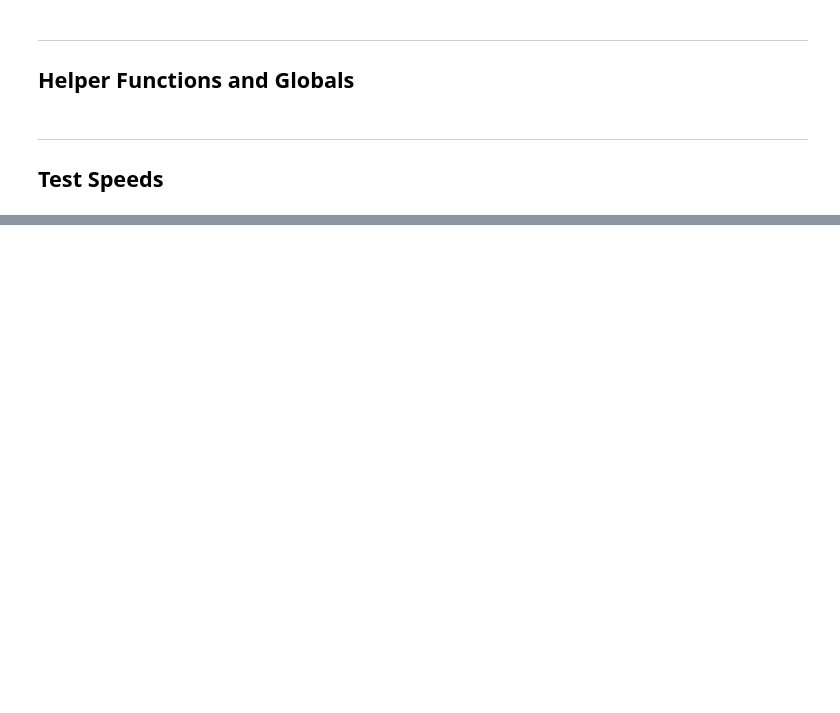
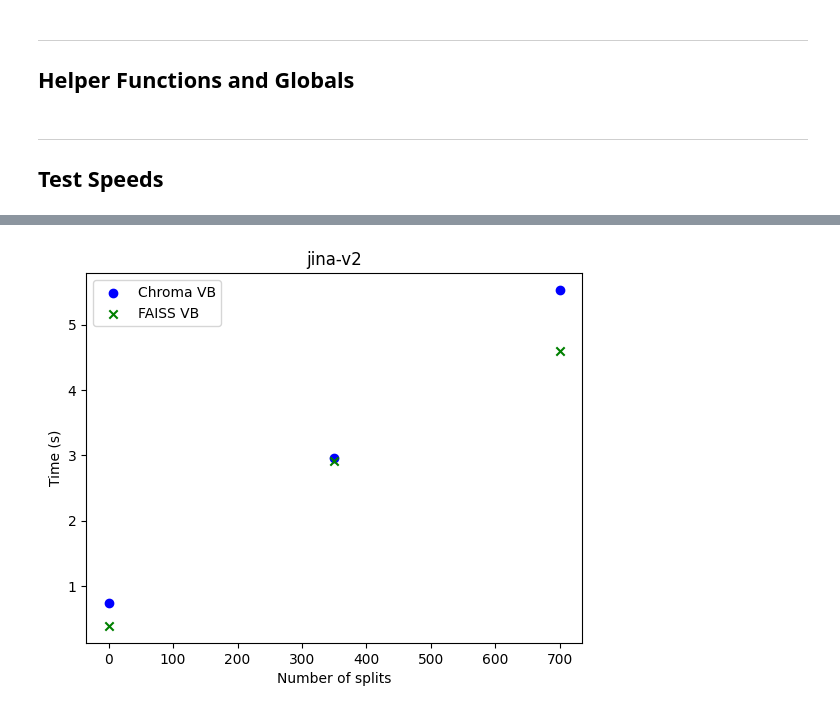
Before and after one commit to waggle-sensor/summer2024, a Jupyter notebook: aldo/rag/langchain-3.ipynb, the cells around one changed output, grey strips where cells are left out. Cells and saved outputs as stored; diff of their text form; code cells hidden in the pictures; blank space fills up the shorter version.

```diff
--- a/aldo/rag/langchain-3.ipynb
+++ b/aldo/rag/langchain-3.ipynb
@@ -217,0 +267,14 @@ plot_embed_speeds([mxbai_embed_large, mpnet_base_v2])
+# %%
+vb.delete_collection()
+indices, times1, times2, vb, vb2 = plot_embed_speeds(jina)
+# %%
+plt.scatter(indices, times1, c='b', marker='o')
+plt.scatter(indices, times2, c='g', marker='x')
+classes = ['Chroma VB', 'FAISS VB']
+plt.title("jina-v2")
+plt.legend(labels=classes)
+plt.xlabel("Number of splits")
+plt.ylabel("Time (s)")
+plt.show()
+# %% [output]
+[figure, added]
```
Also changed, not shown: parts of 22 cells of this notebook.
